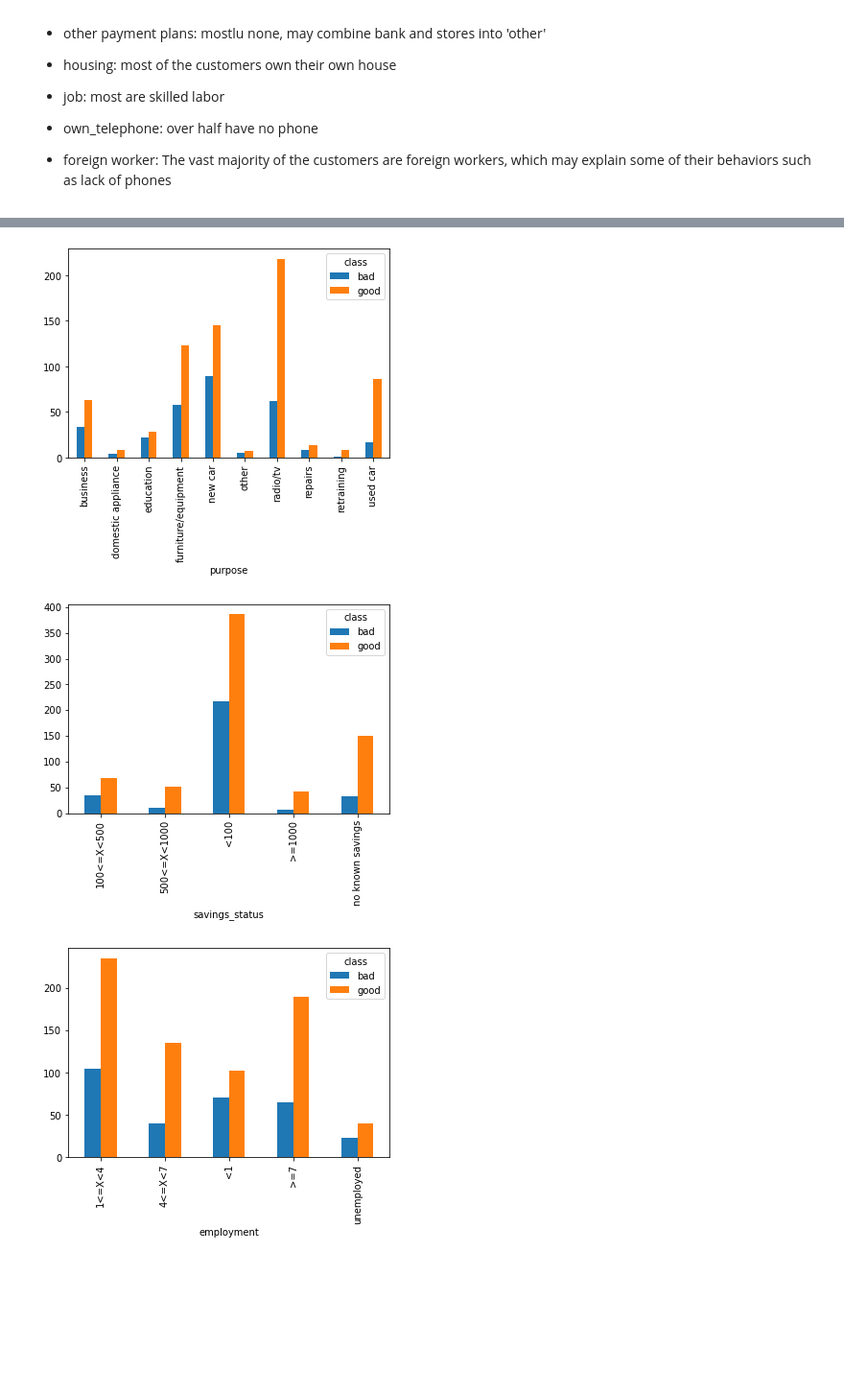
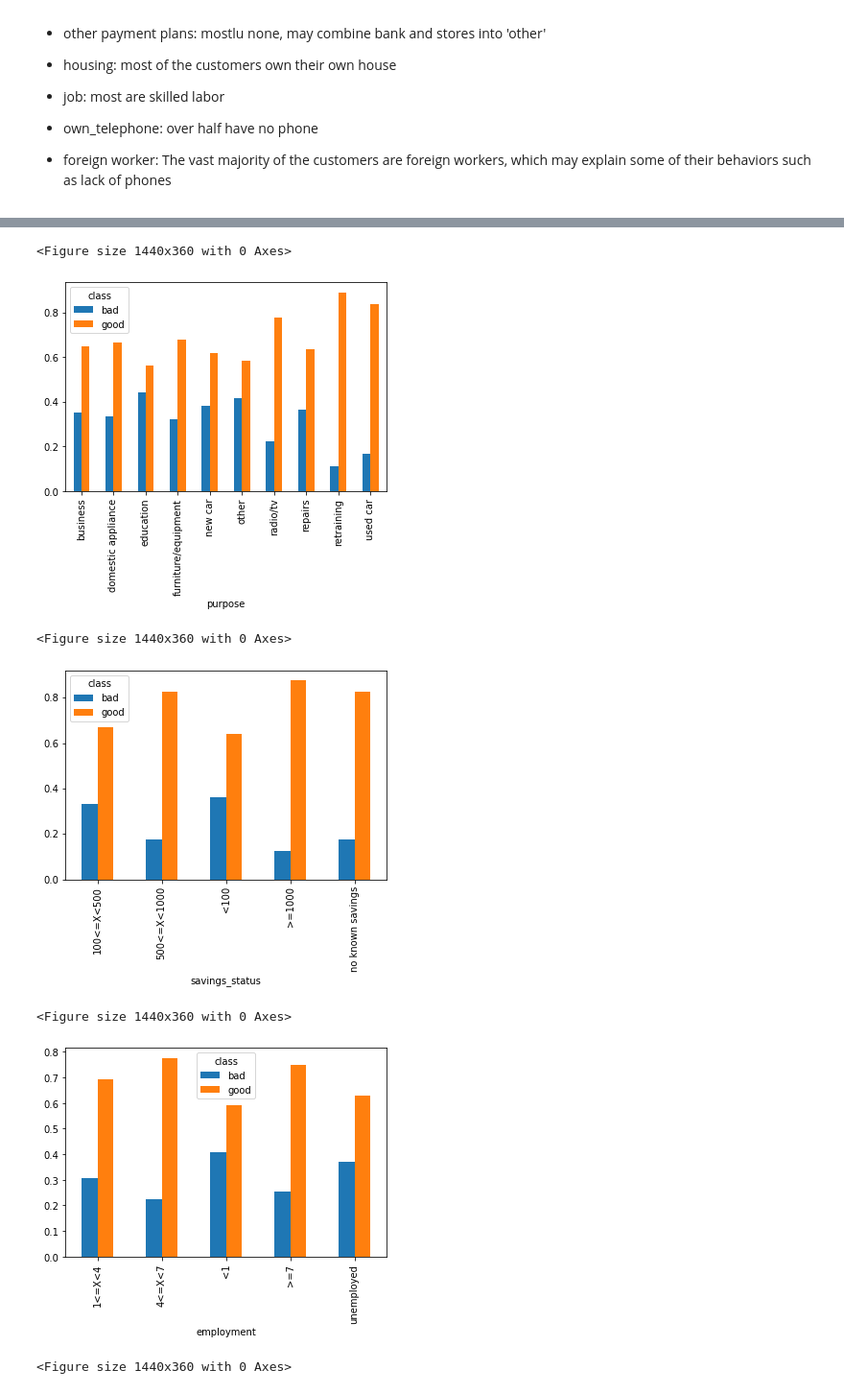
Before and after one commit to vjohnson22/credit_card_risk, a Jupyter notebook: credit_risk_analysis.ipynb, the cells around one changed output, grey strips where cells are left out. Shown at 96% size. Drawn from its saved outputs; the diff is of its cells as text; code cells hidden in the pictures; blank space fills up the shorter version.

```diff
--- a/Credit Risk Analysis.ipynb
+++ b/credit_risk_analysis.ipynb
@@ -205,6 +205,6 @@ Lets now understand how each of the categorical features interacts with the targ
 # %%
 for cat in cat_features:
-    plt.figure(figsize = ())
-    pd.crosstab(X[cat], y['class']).plot(kind='bar')
+    plt.figure(figsize = (20,5))
+    pd.crosstab(X[cat], y['class'], normalize= 'index').plot(kind='bar')
     plt.show()
 # %% [output]
@@ -213,3 +215,7 @@ for cat in cat_features:
+<Figure size 1440x360 with 0 Axes>
-[figure, old version]
+[figure, new version]
+<Figure size 1440x360 with 0 Axes>
-[figure, old version]
+[figure, new version]
+<Figure size 1440x360 with 0 Axes>
-[figure, old version]
+[figure, new version]
+<Figure size 1440x360 with 0 Axes>
```
Also changed, not shown: parts of 3 cells of this notebook.
